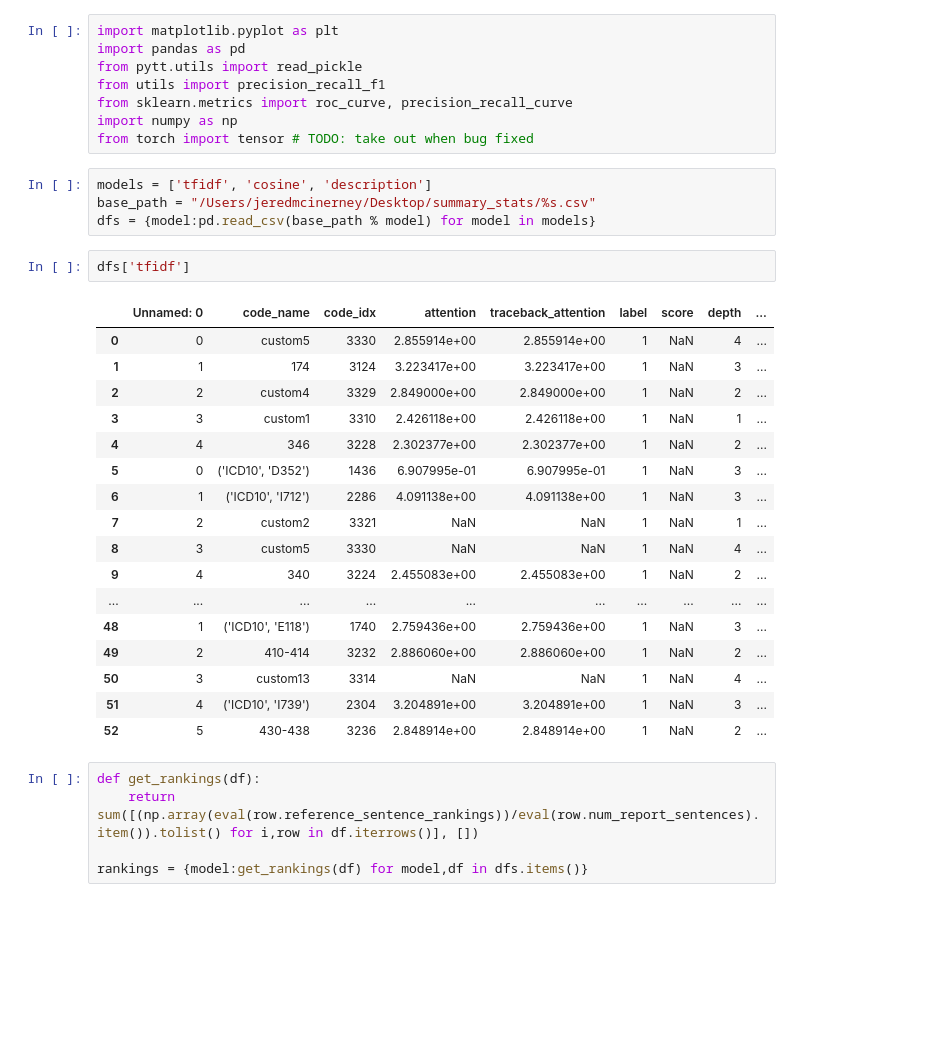
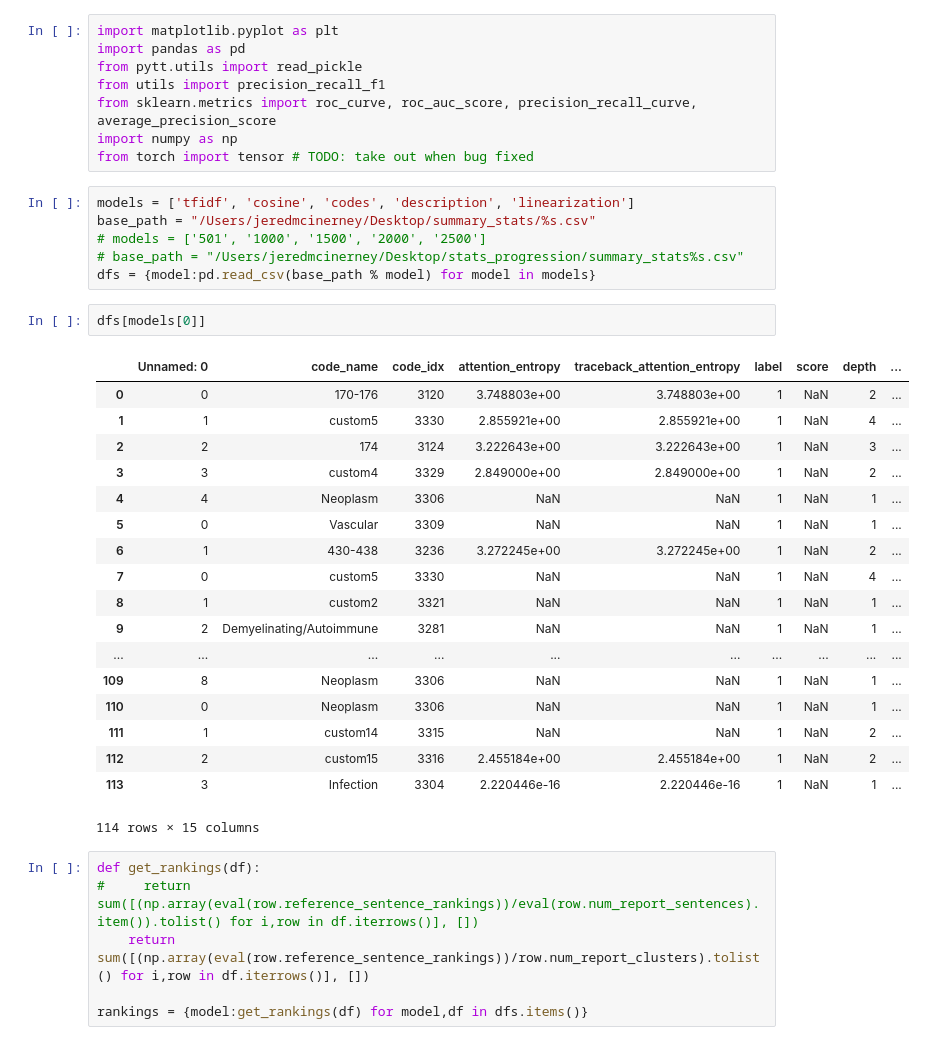
Before and after one commit to dmcinerney/ehr-extraction-models, a Jupyter notebook: supervised_ananlysis.ipynb, the cells around one changed output. Saved outputs shown, nothing was run; the diff lists cells and outputs as text; blank space fills up the shorter version.

```diff
--- a/supervised_ananlysis.ipynb
+++ b/supervised_ananlysis.ipynb
@@ -3,36 +3,40 @@ import matplotlib.pyplot as plt
 import pandas as pd
 from pytt.utils import read_pickle
 from utils import precision_recall_f1
-from sklearn.metrics import roc_curve, precision_recall_curve
+from sklearn.metrics import roc_curve, roc_auc_score, precision_recall_curve, average_precision_score
 import numpy as np
 from torch import tensor # TODO: take out when bug fixed
 # %%
-models = ['tfidf', 'cosine', 'description']
+models = ['tfidf', 'cosine', 'codes', 'description', 'linearization']
 base_path = "/Users/jeredmcinerney/Desktop/summary_stats/%s.csv"
+# models = ['501', '1000', '1500', '2000', '2500']
+# base_path = "/Users/jeredmcinerney/Desktop/stats_progression/summary_stats%s.csv"
 dfs = {model:pd.read_csv(base_path % model) for model in models}
-# %%
-dfs['tfidf']
-# %% [output]
-|  | Unnamed: 0 | code_name | code_idx | attention | traceback_attention | label | score | depth | ... |
-| 0 | 0 | custom5 | 3330 | 2.855914e+00 | 2.855914e+00 | 1 | NaN | 4 | ... |
-| 1 | 1 | 174 | 3124 | 3.223417e+00 | 3.223417e+00 | 1 | NaN | 3 | ... |
-| 2 | 2 | custom4 | 3329 | 2.849000e+00 | 2.849000e+00 | 1 | NaN | 2 | ... |
-| 3 | 3 | custom1 | 3310 | 2.426118e+00 | 2.426118e+00 | 1 | NaN | 1 | ... |
-| 4 | 4 | 346 | 3228 | 2.302377e+00 | 2.302377e+00 | 1 | NaN | 2 | ... |
-| 5 | 0 | ('ICD10', 'D352') | 1436 | 6.907995e-01 | 6.907995e-01 | 1 | NaN | 3 | ... |
-| 6 | 1 | ('ICD10', 'I712') | 2286 | 4.091138e+00 | 4.091138e+00 | 1 | NaN | 3 | ... |
-| 7 | 2 | custom2 | 3321 | NaN | NaN | 1 | NaN | 1 | ... |
-| 8 | 3 | custom5 | 3330 | NaN | NaN | 1 | NaN | 4 | ... |
-| 9 | 4 | 340 | 3224 | 2.455083e+00 | 2.455083e+00 | 1 | NaN | 2 | ... |
-| ... | ... | ... | ... | ... | ... | ... | ... | ... | ... |
-| 48 | 1 | ('ICD10', 'E118') | 1740 | 2.759436e+00 | 2.759436e+00 | 1 | NaN | 3 | ... |
-| 49 | 2 | 410-414 | 3232 | 2.886060e+00 | 2.886060e+00 | 1 | NaN | 2 | ... |
-| 50 | 3 | custom13 | 3314 | NaN | NaN | 1 | NaN | 4 | ... |
-| 51 | 4 | ('ICD10', 'I739') | 2304 | 3.204891e+00 | 3.204891e+00 | 1 | NaN | 3 | ... |
-| 52 | 5 | 430-438 | 3236 | 2.848914e+00 | 2.848914e+00 | 1 | NaN | 2 | ... |
+# %%
+dfs[models[0]]
+# %% [output]
+|  | Unnamed: 0 | code_name | code_idx | attention_entropy | traceback_attention_entropy | label | score | depth | ... |
+| 0 | 0 | 170-176 | 3120 | 3.748803e+00 | 3.748803e+00 | 1 | NaN | 2 | ... |
+| 1 | 1 | custom5 | 3330 | 2.855921e+00 | 2.855921e+00 | 1 | NaN | 4 | ... |
+| 2 | 2 | 174 | 3124 | 3.222643e+00 | 3.222643e+00 | 1 | NaN | 3 | ... |
+| 3 | 3 | custom4 | 3329 | 2.849000e+00 | 2.849000e+00 | 1 | NaN | 2 | ... |
+| 4 | 4 | Neoplasm | 3306 | NaN | NaN | 1 | NaN | 1 | ... |
+| 5 | 0 | Vascular | 3309 | NaN | NaN | 1 | NaN | 1 | ... |
+| 6 | 1 | 430-438 | 3236 | 3.272245e+00 | 3.272245e+00 | 1 | NaN | 2 | ... |
+| 7 | 0 | custom5 | 3330 | NaN | NaN | 1 | NaN | 4 | ... |
+| 8 | 1 | custom2 | 3321 | NaN | NaN | 1 | NaN | 1 | ... |
+| 9 | 2 | Demyelinating/Autoimmune | 3281 | NaN | NaN | 1 | NaN | 1 | ... |
+| ... | ... | ... | ... | ... | ... | ... | ... | ... | ... |
+| 109 | 8 | Neoplasm | 3306 | NaN | NaN | 1 | NaN | 1 | ... |
+| 110 | 0 | Neoplasm | 3306 | NaN | NaN | 1 | NaN | 1 | ... |
+| 111 | 1 | custom14 | 3315 | NaN | NaN | 1 | NaN | 2 | ... |
+| 112 | 2 | custom15 | 3316 | 2.455184e+00 | 2.455184e+00 | 1 | NaN | 2 | ... |
+| 113 | 3 | Infection | 3304 | 2.220446e-16 | 2.220446e-16 | 1 | NaN | 1 | ... |
+114 rows × 15 columns
 # %%
 def get_rankings(df):
-    return sum([(np.array(eval(row.reference_sentence_rankings))/eval(row.num_report_sentences).item()).tolist() for i,row in df.iterrows()], [])
+#     return sum([(np.array(eval(row.reference_sentence_rankings))/eval(row.num_report_sentences).item()).tolist() for i,row in df.iterrows()], [])
+    return sum([(np.array(eval(row.reference_sentence_rankings))/row.num_report_clusters).tolist() for i,row in df.iterrows()], [])
 
 rankings = {model:get_rankings(df) for model,df in dfs.items()}
 # %%
```
Also changed, not shown: parts of 6 cells of this notebook.
